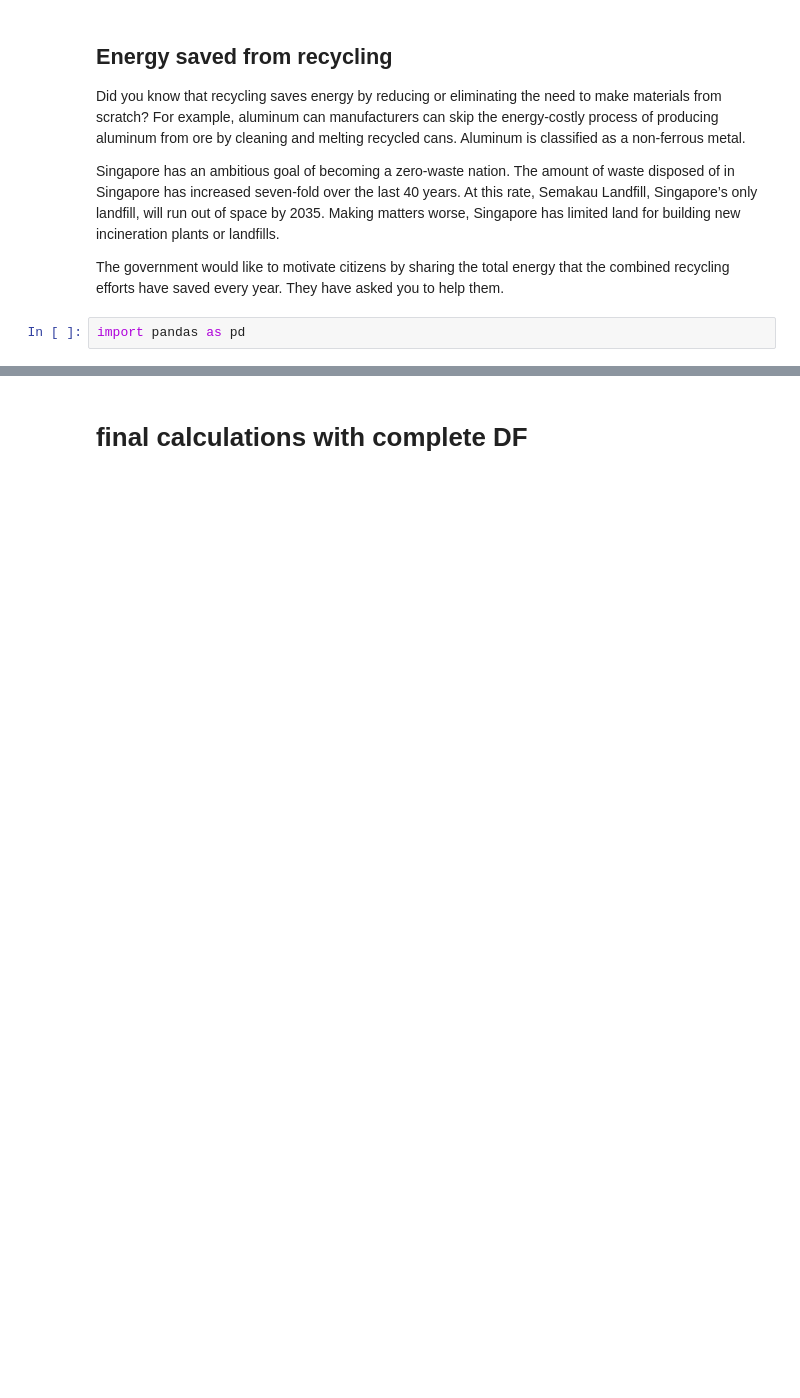
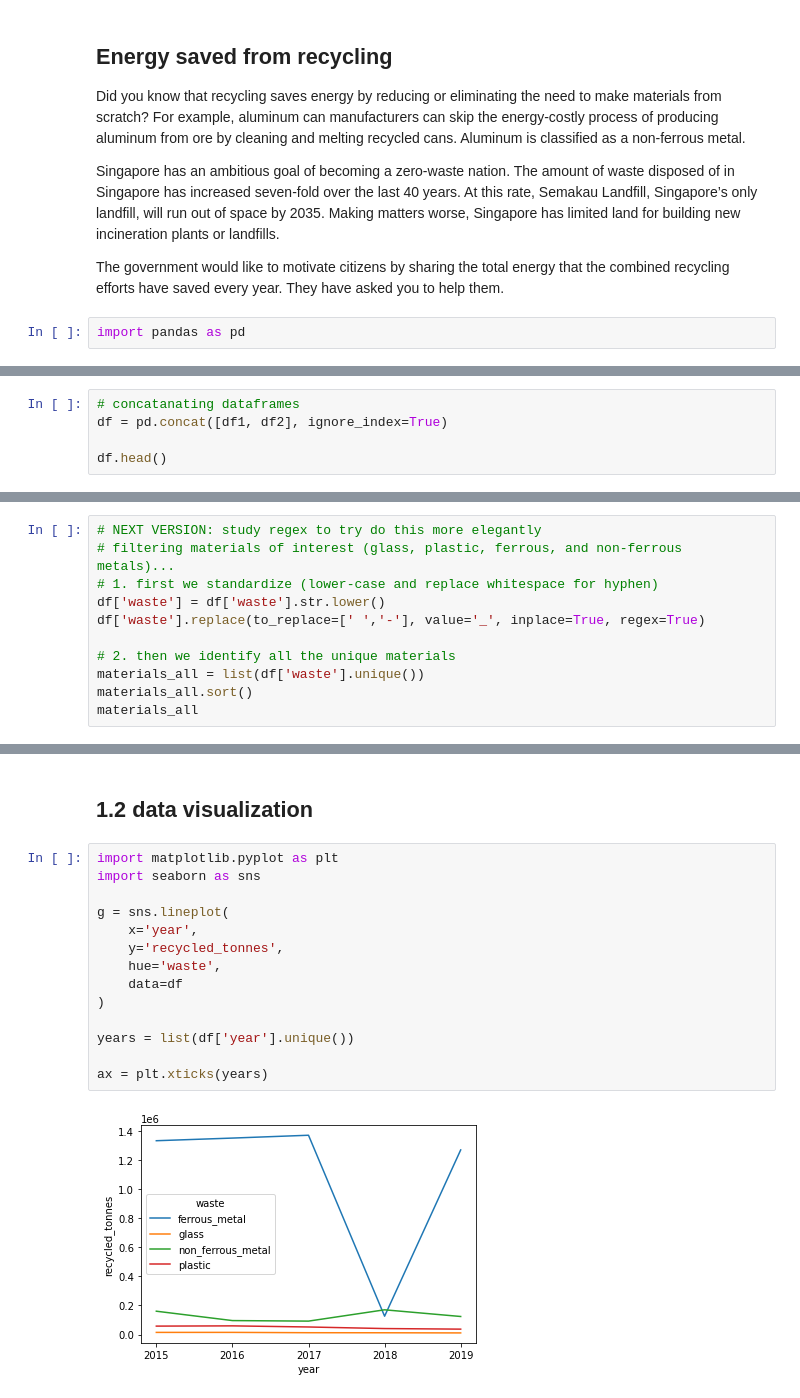
Before and after one commit to andrescerv/Energy-Savings-in-Singapore-2015-2019, a Jupyter notebook: notebook2.ipynb, the cells around one changed output, grey strips where cells are left out. Cells and saved outputs as stored; diff of their text form; blank space fills up the shorter version.

Commit message:
modified notebook to have visualizations

```diff
--- a/notebook2.ipynb
+++ b/notebook2.ipynb
@@ -172,0 +135,5 @@ df
+# %%
+# concatanating dataframes
+df = pd.concat([df1, df2], ignore_index=True)
+
+df.head()
@@ -172,0 +147,11 @@ df
+# %%
+# NEXT VERSION: study regex to try do this more elegantly
+# filtering materials of interest (glass, plastic, ferrous, and non-ferrous metals)...
+# 1. first we standardize (lower-case and replace whitespace for hyphen)
+df['waste'] = df['waste'].str.lower()
+df['waste'].replace(to_replace=[' ','-'], value='_', inplace=True, regex=True)
+
+# 2. then we identify all the unique materials
+materials_all = list(df['waste'].unique())
+materials_all.sort()
+materials_all
@@ -228,2 +241,18 @@ df_final
-# %% [markdown]
-# final calculations with complete DF
+# %% [markdown]
+## 1.2 data visualization
+# %%
+import matplotlib.pyplot as plt
+import seaborn as sns
+
+g = sns.lineplot(
+    x='year',
+    y='recycled_tonnes',
+    hue='waste',
+    data=df
+)
+
+years = list(df['year'].unique())
+
+ax = plt.xticks(years)
+# %% [output]
+[figure, added]
```
Also changed, not shown: parts of 34 cells of this notebook.
